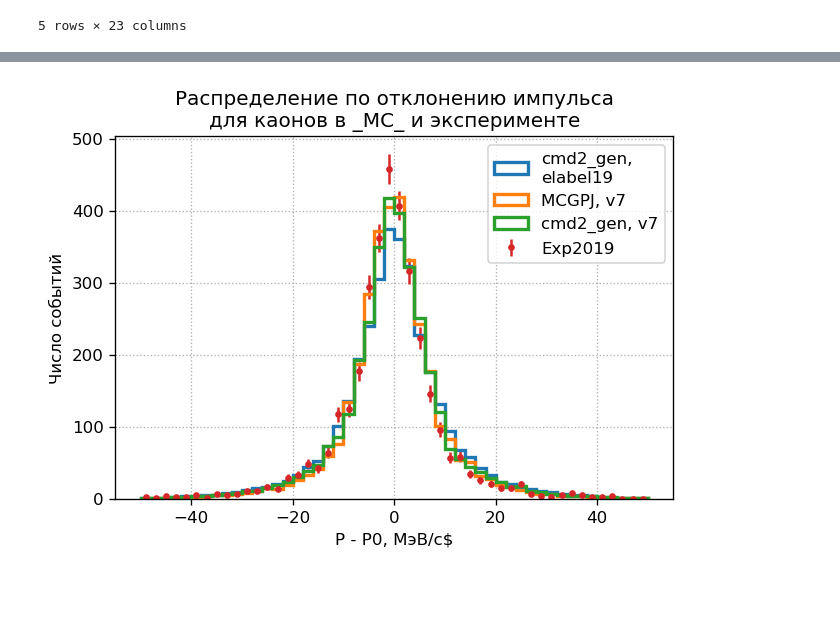
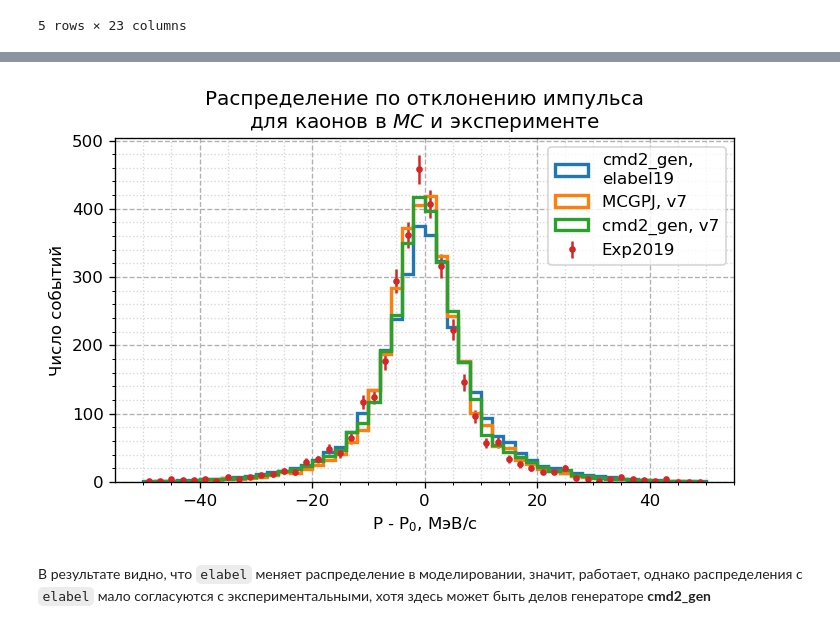
Before and after one commit to nikita-p/kskl20, a Jupyter notebook: notebooks/01. AnglesNote.ipynb, the cells around one changed output, grey strips where cells are left out. Drawn from its saved outputs; the diff is of its cells as text; code cells hidden in the pictures; blank space fills up the shorter version.

```diff
--- a/notebooks/01. AnglesNote.ipynb
+++ b/notebooks/01. AnglesNote.ipynb
@@ -268,12 +268,14 @@ my_style('Распределение по длине отлёта\nдля као
 # %%
 bins = 50
 range1 = (-50, 50)
 p0 = lambda x: np.sqrt(x.emeas**2 - 497.6**2)
 plt.hist(dfMC_19sg.ksptot - p0(dfMC_19sg), bins=bins, histtype='step', lw=2, label='cmd2_gen,\nelabel19',  weights=dfMC_19sg.weight, range=range1);
 plt.hist( dfMC_7pj.ksptot -  p0(dfMC_7pj), bins=bins, histtype='step', lw=2, label='MCGPJ, v7',  weights=dfMC_7pj.weight, range=range1);
 plt.hist( dfMC_7sg.ksptot -  p0(dfMC_7sg), bins=bins, histtype='step', lw=2, label='cmd2_gen, v7',  weights=dfMC_7sg.weight, range=range1);
 hep_histo(dfExp.ksptot - p0(dfExp), bins=bins, label='Exp2019', range=range1)
 # plt.yscale('log')
-my_style('Распределение по отклонению импульса\nдля каонов в _MC_ и эксперименте', 'P - P0, МэВ/с$', 'Число событий', legend=True)
+my_style('Распределение по отклонению импульса\nдля каонов в $MC$ и эксперименте', 'P - P$_0$, МэВ/с', 'Число событий', gridstyle='--', legend=True)
 # %% [output]
-[figure, old version]
+[figure, new version]
+# %% [markdown]
+В результате видно, что `elabel` меняет распределение в моделировании, значит, работает, однако распределения с `elabel` мало согласуются с экспериментальными, хотя здесь может быть делов генераторе **cmd2_gen**
```
Also changed, not shown: parts of 17 cells of this notebook, 3 other files.
